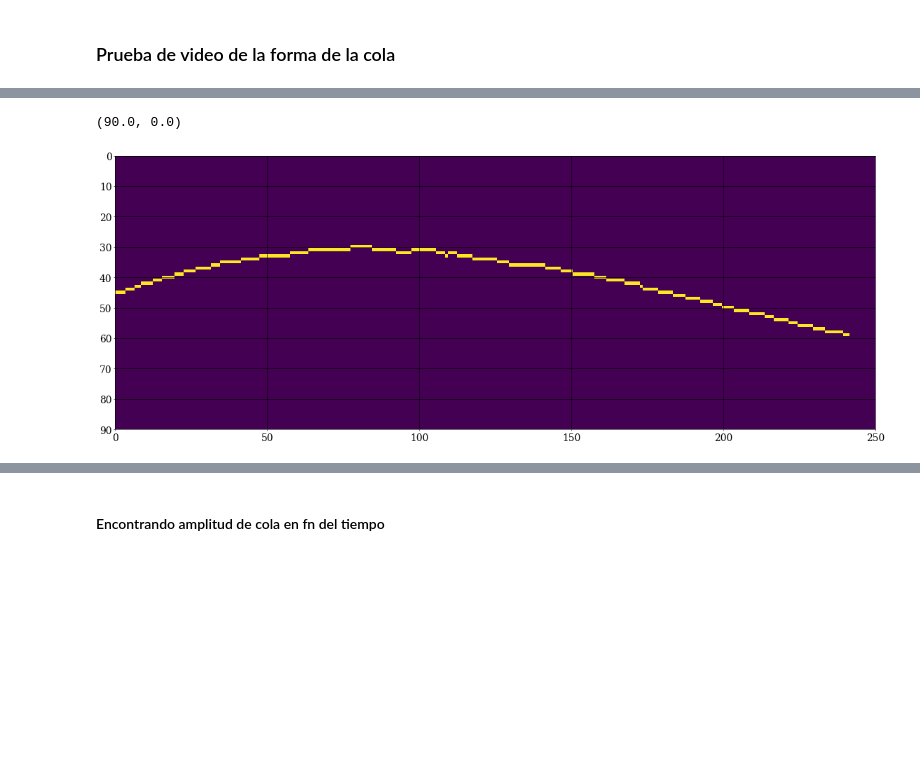
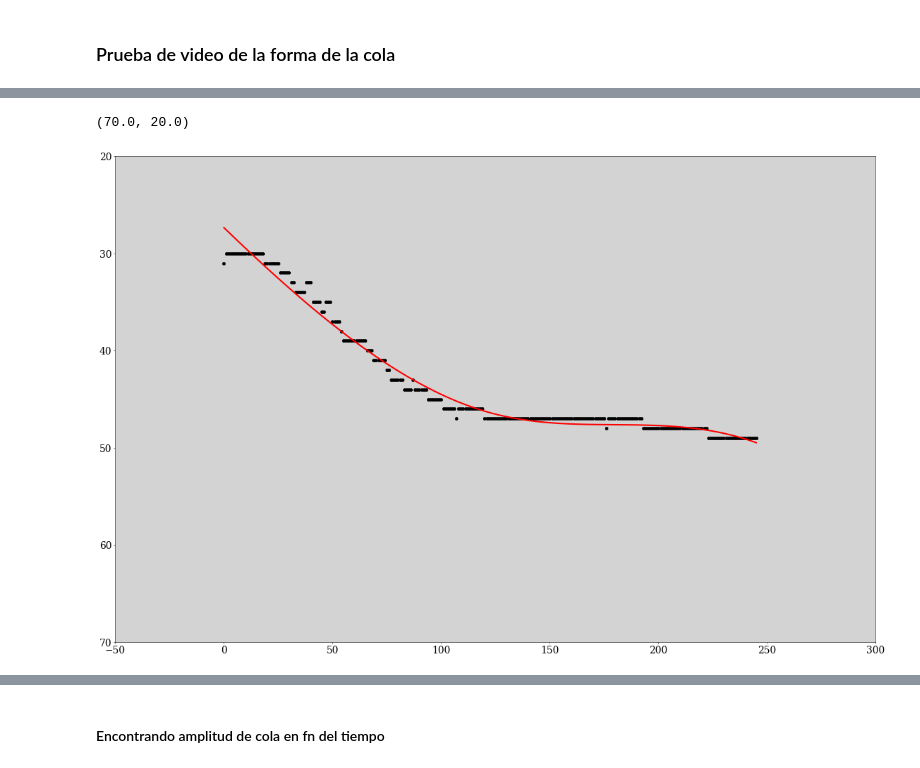
Before and after one commit to gardianc/Nado-ondulatorio, a Jupyter notebook: tracking.ipynb, the cells around one changed output, grey strips where cells are left out. Cells and saved outputs as stored; diff of their text form; code cells hidden in the pictures; blank space fills up the shorter version.

```diff
--- a/tracking.ipynb
+++ b/tracking.ipynb
@@ -398,10 +301,8 @@ Promedio de calibración: 56.73619309982947 pm 4.445343325478998 px/mm^2
 # %% [markdown]
 ### Prueba de video de la forma de la cola
 # %%
-# abro y analizo video
-PX_PER_MM = 7.532343134764206
-FRAME_PER_SECOND = 60
+video = cv.VideoCapture('videos/ECO20-45mm-2,00Vpp-9Hz.mp4')
+lim = [330, 1000, 250, 505] #[xleft, xright, ytop, ydown]
+t_tail, sk, tail_xy = track_tail(video, lim, SHOW=True)
 
-video = cv.VideoCapture('videos/ECO20-45mm-2,50Vpp-3Hz.mp4')
-lim = [310, 950, 250, 505] #[xleft, xright, ytop, ydown]
-t, sk, tail_xy = track_tail(video, lim, SHOW=True)
+print(sk.size)
@@ -408,13 +317,7 @@ t, sk, tail_xy = track_tail(video, lim, SHOW=True)
 # %%
-plate = np.array([np.zeros((sk[0].shape[0],sk[0].shape[1])) for i in t]) #We create an empty canvas for our data
-for i in np.arange(len(t)):
+for i in np.arange(len(t_tail)):
     tail = tail_xy[i]
+    sk[i][tail] = 0
     tail_x = tail[1] - np.min(tail[1]) #We remove the smallest index to make it start on 0
     tail_y = tail[0] - np.min(tail[0])
-    plate[i][tail_y + 30,tail_x] = 1 #We arbitrarily add 30 so our data looks nicer
+    sk[i][tail_y + 30,tail_x] = 1 #We arbitrarily add 30 so our data looks nicer
-# %%
-x,y = np.where(plate[0]!=0)
-for xy in zip(x,y):
-    plt.plot(xy[1],xy[0],'o',color='k')
-plt.xlim(0,250)
-plt.ylim(90,0)
@@ -438,7 +324,19 @@ plt.ylim(90,0)
-# %%
-plt.imshow(plate[0])
-plt.xlim(0,250)
-plt.ylim(90,0)
-# %% [output]
-(90.0, 0.0)
-[figure, removed]
+# %%
+y,x = np.where(sk[0]>0)
+df = pd.DataFrame().assign(x=x).assign(y=y)
+df_grouped = df.groupby('x').aggregate('mean').round()
+sp = UnivariateSpline(df_grouped.index.values, df_grouped['y'], s=sk.size, k=3)
+xs = np.linspace(df_grouped.index.values.min(), df_grouped.index.values.max(), 100)
+ys = sp(xs)
+
+for xy in zip(x,y):
+    plt.plot(xy[0], xy[1],'o',color='k')
+
+plt.plot(xs,ys, color='r', lw=3)
+
+plt.grid()
+plt.xlim(-50,300)
+plt.ylim(70,20)
+# %% [output]
+(70.0, 20.0)
+[figure, added]
```
Also changed, not shown: parts of 23 cells of this notebook, 1 other file.
